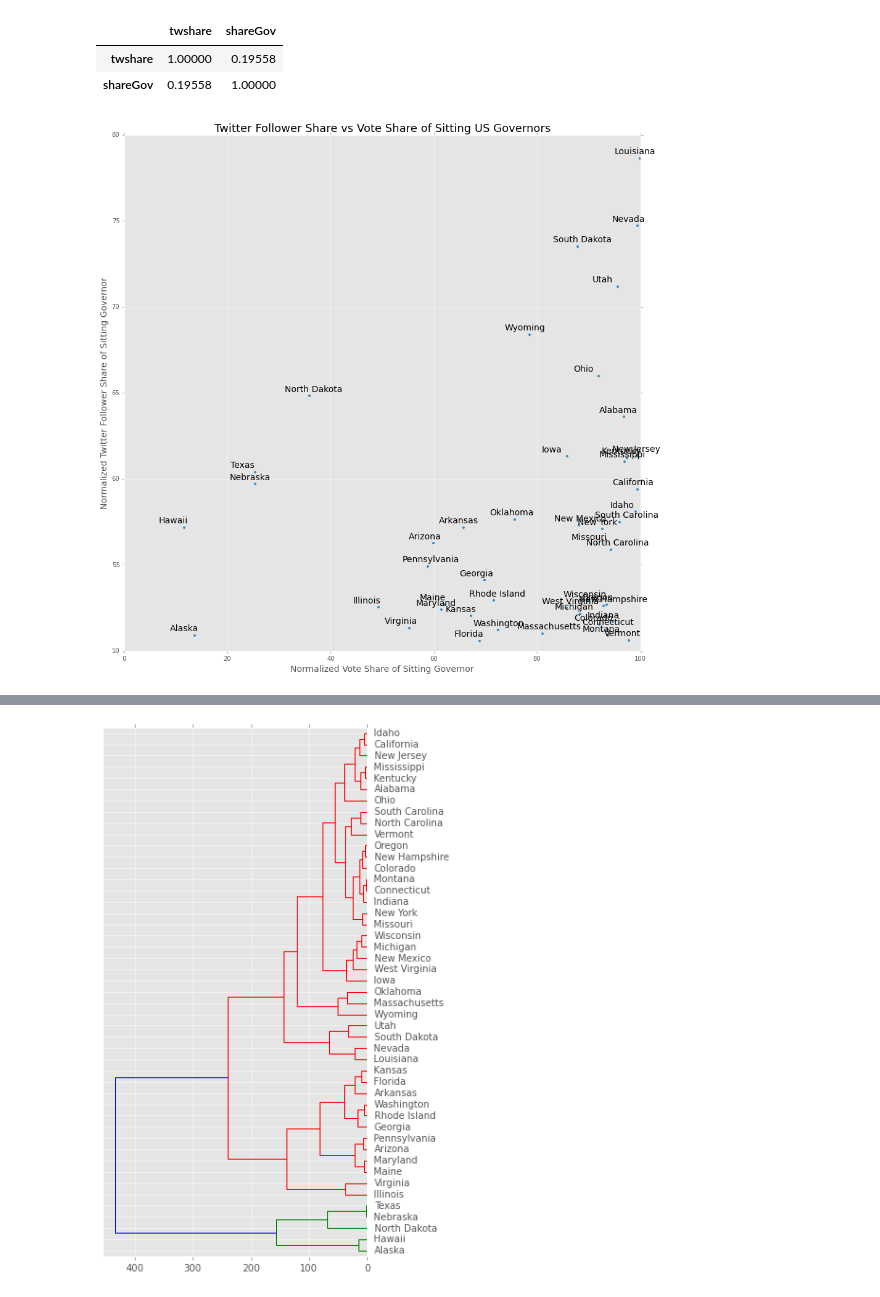
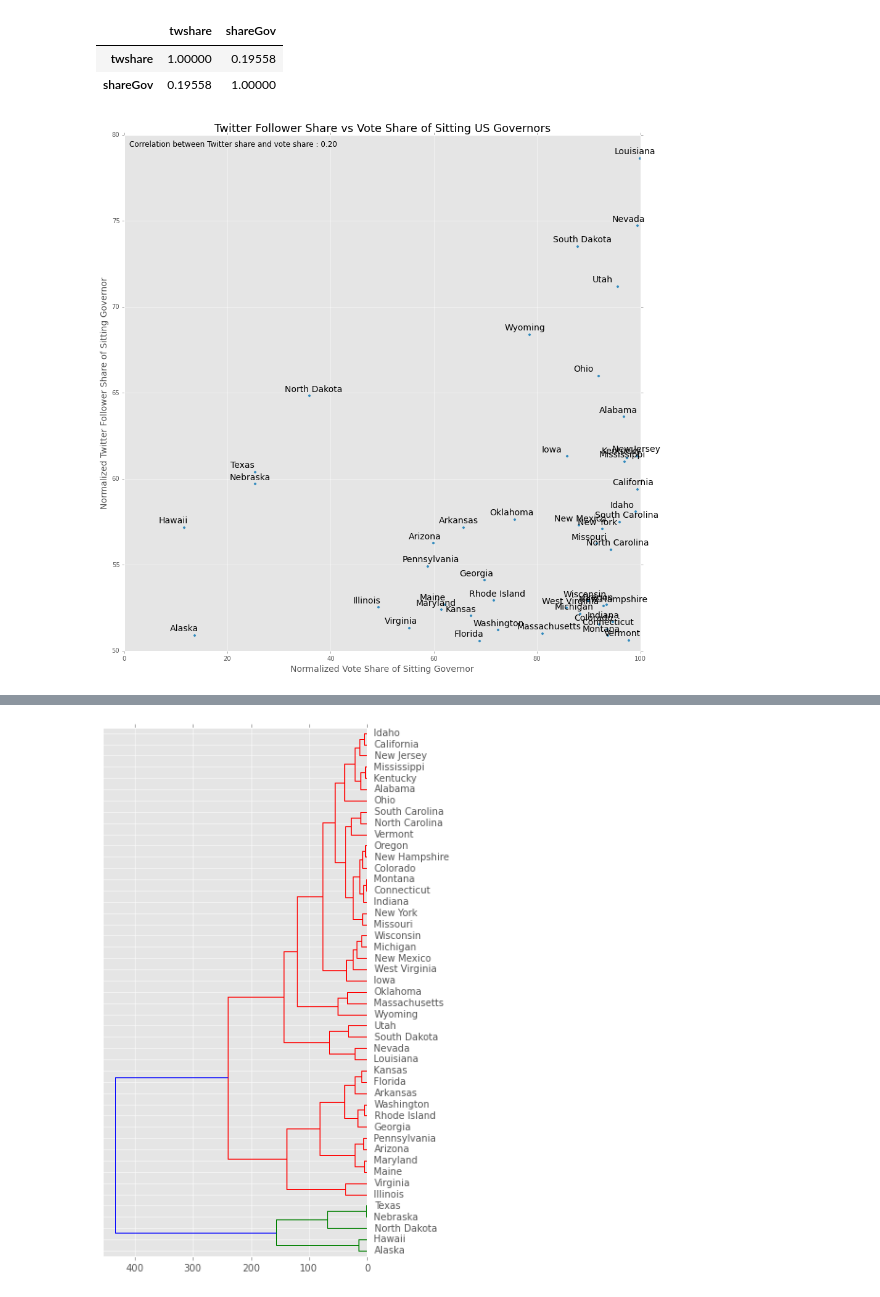
Before and after one commit to hbisgin/GeoInfluence, a Jupyter notebook: analysis/GeoPopularity of Governors.ipynb, the cells around one changed output, grey strips where cells are left out. Saved outputs shown, nothing was run; the diff lists cells and outputs as text; code cells hidden in the pictures.

```diff
--- a/analysis/GeoPopularity of Governors.ipynb
+++ b/analysis/GeoPopularity of Governors.ipynb
@@ -82,9 +109,13 @@ df[['twshare','shareGov']].corr()
 # %%
 ax = df.plot(x='twshare', y='shareGov', kind='scatter', figsize=(15,15),xlim=(0,100),ylim=(50,80))
 df.apply(lambda x: ax.annotate(x['state'], (x['twshare'],x['shareGov']),
             xytext=(-40, 7), textcoords='offset points',fontsize=14), axis=1);
 ax.set_xlabel("Normalized Vote Share of Sitting Governor",fontsize=14);
 ax.set_ylabel("Normalized Twitter Follower Share of Sitting Governor",fontsize=14);
 ax.set_title('Twitter Follower Share vs Vote Share of Sitting US Governors',fontsize=18);
+ax.text(0.01,0.99,'Correlation between Twitter share and vote share : '+
+        '{:2.2f}'.format(df[['twshare','shareGov']].corr().ix[0,1]),
+        horizontalalignment='left',verticalalignment='top',
+        transform=ax.transAxes,fontsize=12);
 # %% [output]
-[figure, old version]
+[figure, new version]
```
Also changed, not shown: parts of 16 cells of this notebook, 9 other files.
